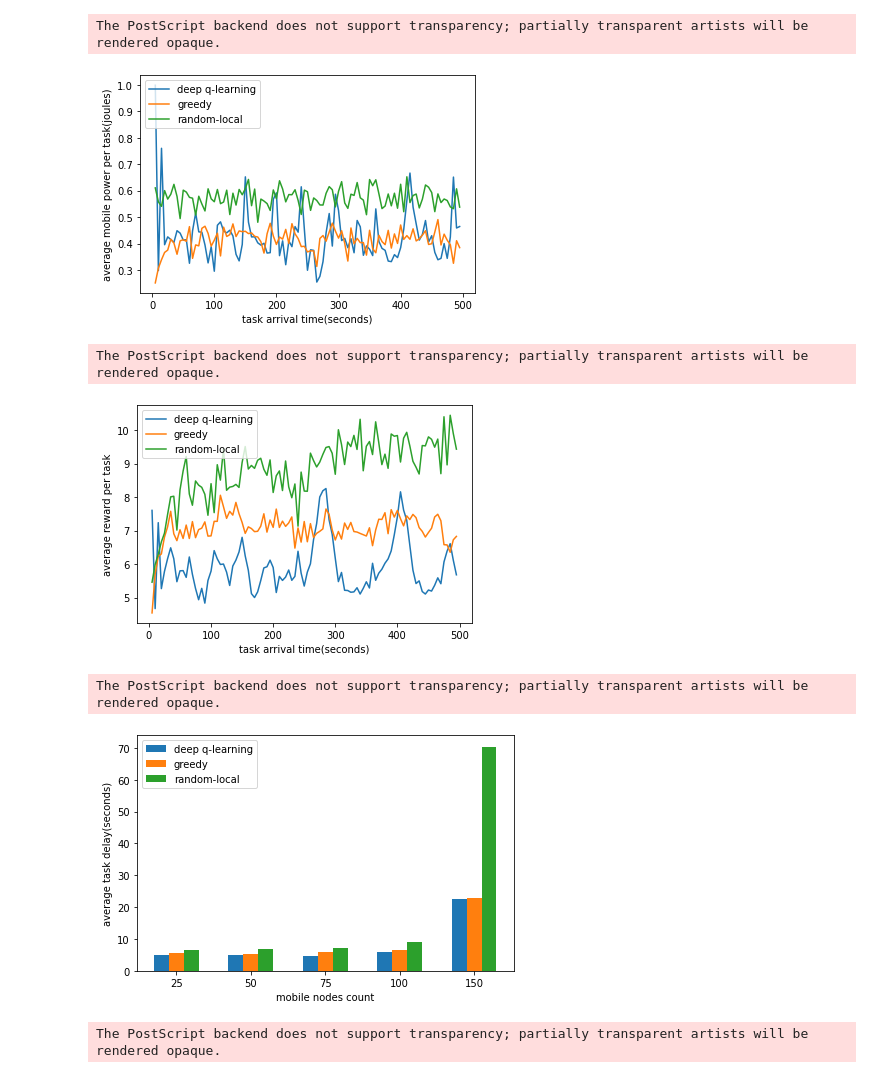
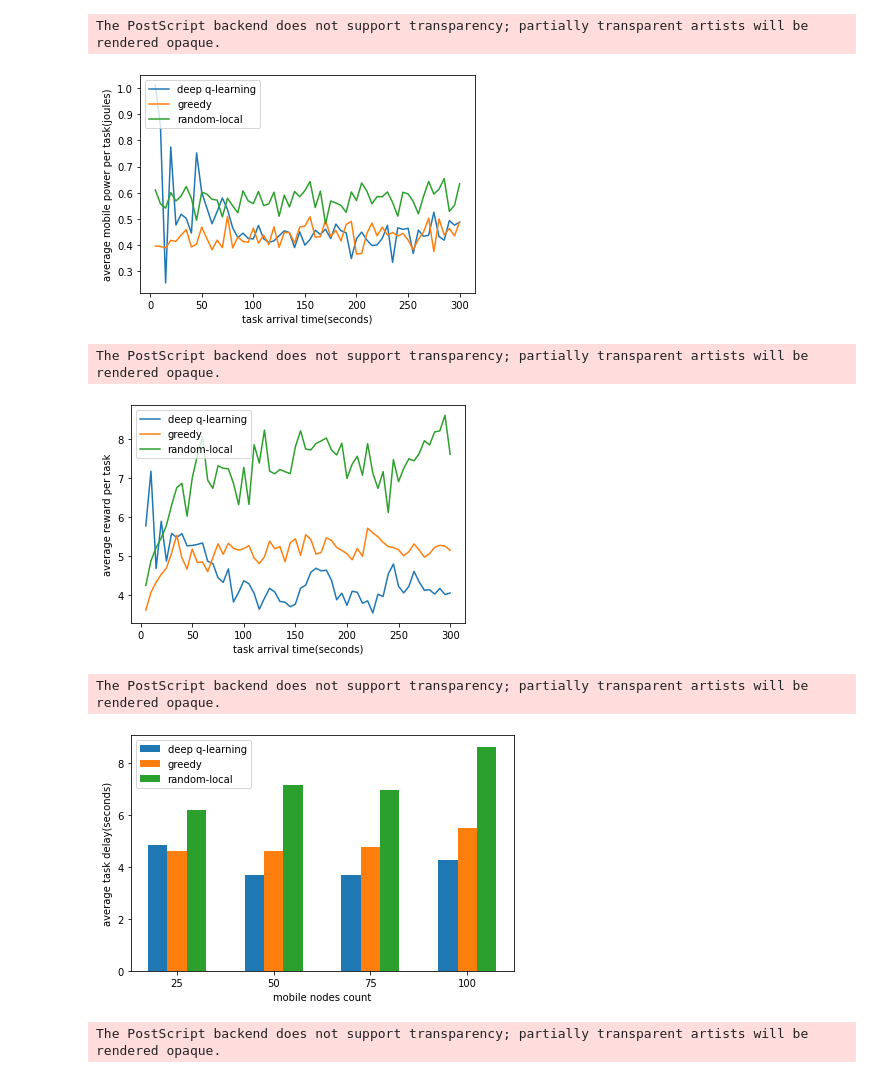
Before and after one commit to ahmadzendebudi/edge_simulation1, a Jupyter notebook: plots.ipynb, the cells around one changed output. Cells and saved outputs as stored; diff of their text form; code cells hidden in the pictures.

```diff
--- a/plots.ipynb
+++ b/plots.ipynb
@@ -10,5 +13,5 @@ from simulator import Config
 # %%
-batchId = "D"
+batchId = "A"
 # %%
 def loadDataframe(batchId: str) -> pd.DataFrame:
     reportMap = None
@@ -111,7 +114,7 @@ plt.legend(graphs.keys(), loc='upper left')
 plt.savefig('plots/power_all_methods.eps', format='eps')
 # %% [output]
 The PostScript backend does not support transparency; partially transparent artists will be rendered opaque.
-[figure, old version]
+[figure, new version]
 # %%
 vairable_conditions = {
     "deep q-learning": (df["mobile_selector"] == "dql") & (df["edge_selector"] == "dql"),
@@ -136,7 +139,7 @@ plt.legend(graphs.keys(), loc='upper left')
 plt.savefig('plots/reward_all_methods.eps', format='eps')
 # %% [output]
 The PostScript backend does not support transparency; partially transparent artists will be rendered opaque.
-[figure, old version]
+[figure, new version]
 # %%
 def barchartPlotter(values, valueLabels, classesLabel, yLabel, xLabel = None, legenLoc = None, savePath = None):
   labels = classesLabel
@@ -174,34 +177,33 @@ def barchartPlotter(values, valueLabels, classesLabel, yLabel, xLabel = None, le
 # %%
 variable_conditions_method = {
     "deep q-learning": (df["mobile_selector"] == "dql") & (df["edge_selector"] == "dql"),
     "greedy": (df["mobile_selector"] == "greedy") & (df["edge_selector"] == "greedy"),
     "random-local": (df["mobile_selector"] == "random") & (df["edge_selector"] == "local")
 }
 variable_conditions_class = {
     "25": (df["boxworld_mobile_nodes"] == 25),
     "50": (df["boxworld_mobile_nodes"] == 50),
     "75": (df["boxworld_mobile_nodes"] == 75),
-    "100": (df["boxworld_mobile_nodes"] == 100),
-    "150": (df["boxworld_mobile_nodes"] == 150)
+    "100": (df["boxworld_mobile_nodes"] == 100)
 }
 
-condition = (df["task_generator_lambda"] == 0.75)
+condition = (df["task_generator_lambda"] == 0.75) & (df["arrival_time"] >= 100)
 results = []
 for key_method, value_method in variable_conditions_method.items():
     item_condition = condition & value_method
     result = []
     for key_class, value_class in variable_conditions_class.items():
         class_condition = item_condition & value_class
         data = df.loc[class_condition, ["delay"]].mean()
         result.append(data["delay"])
     results.append(result)
 
 
 barchartPlotter(results, list(variable_conditions_method.keys()), list(variable_conditions_class.keys()),
                 "average task delay(seconds)", xLabel = "mobile nodes count", savePath = "plots/mobile_node_counts_delay")
 # %% [output]
 The PostScript backend does not support transparency; partially transparent artists will be rendered opaque.
-[figure, old version]
+[figure, new version]
 # %%
 variable_conditions_method = {
     "deep q-learning": (df["mobile_selector"] == "dql") & (df["edge_selector"] == "dql"),
```
Also changed, not shown: parts of 3 cells of this notebook, 17 other files.
